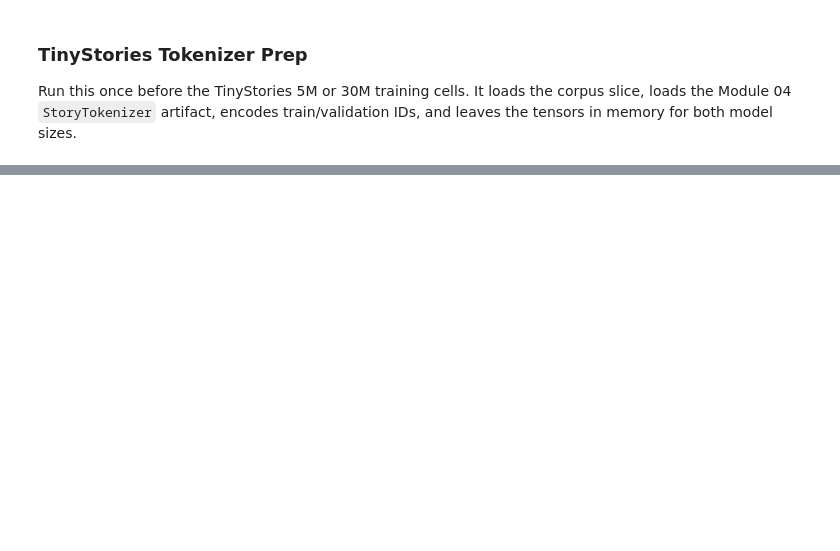
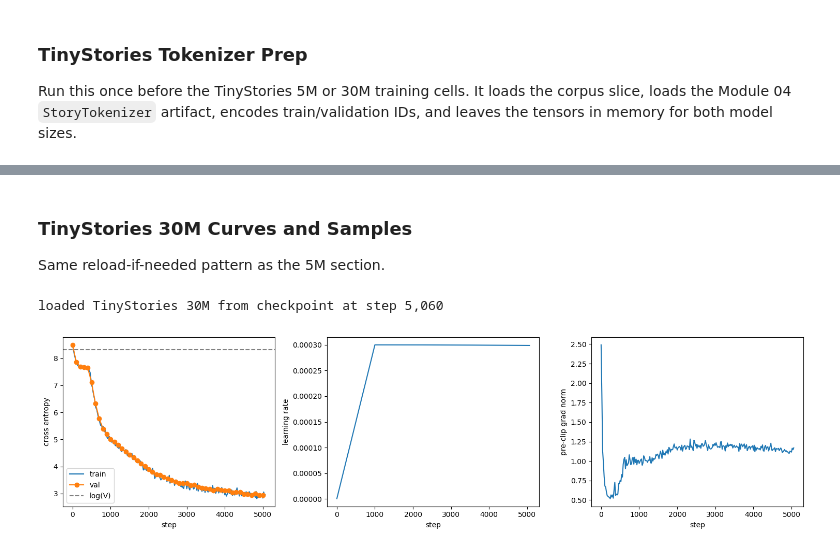
Before and after one commit to Mister-Meeseeks/g2c, a Jupyter notebook: notebooks/solutions/10-your-first-llm.ipynb, the cells around one changed output, grey strips where cells are left out. Drawn from its saved outputs; the diff is of its cells as text; code cells hidden in the pictures; blank space fills up the shorter version.

```diff
--- a/notebooks/solutions/10-your-first-llm.ipynb
+++ b/notebooks/solutions/10-your-first-llm.ipynb
@@ -800,0 +513,15 @@ Only run this after enabling `run_tinystories_30m`. It uses the same tokenizer,
+# %%
+if tinystories_5m_model is not None and tinystories_5m_history is not None:
+    save_model_artifact(
+        "StoryLM-Small",
+        model=tinystories_5m_model,
+        model_config=tinystories_5m_model_config,
+        training_config=tinystories_5m_trainer_config,
+        tokenizer_artifact_name=tinystories_tokenizer_name,
+        source=f"tinystories train slice ({tinystories_train_max_chars:,} chars)",
+        history=tinystories_5m_history,
+        seed=1,
+        notes="Module 10 -- smaller TinyStories model for fast loops.",
+        repo_root=repo_root,
+    )
+    print("saved StoryLM-Small")
@@ -801,6 +586,19 @@ Only run this after enabling `run_tinystories_30m`. It uses the same tokenizer,
+# %% [markdown]
+### TinyStories 30M Curves and Samples
+
+Same reload-if-needed pattern as the 5M section.
+# %%
+if tinystories_30m_history is None and tinystories_30m_checkpoint_path.exists():
+    tinystories_30m_model, tinystories_30m_history = load_run_state(tinystories_30m_checkpoint_path)
+    last_step = tinystories_30m_history["step"][-1] if tinystories_30m_history["step"] else 0
+    print(f"loaded TinyStories 30M from checkpoint at step {last_step:,}")
+# %% [output]
+loaded TinyStories 30M from checkpoint at step 5,060
 # %%
 if tinystories_30m_history is not None:
-    assert tinystories_tokenizer is not None
-    plot_training_history(tinystories_30m_history, baseline_loss=math.log(len(tinystories_tokenizer.vocab)))
-elif tinystories_ready:
-    print("Run the TinyStories 30M training cell before plotting curves.")
+    plot_training_history(
+        tinystories_30m_history,
+        baseline_loss=math.log(len(tinystories_tokenizer.vocab)),
+    )
+# %% [output]
+[figure, added]
```
Also changed, not shown: parts of 50 cells of this notebook, 1 other file.
